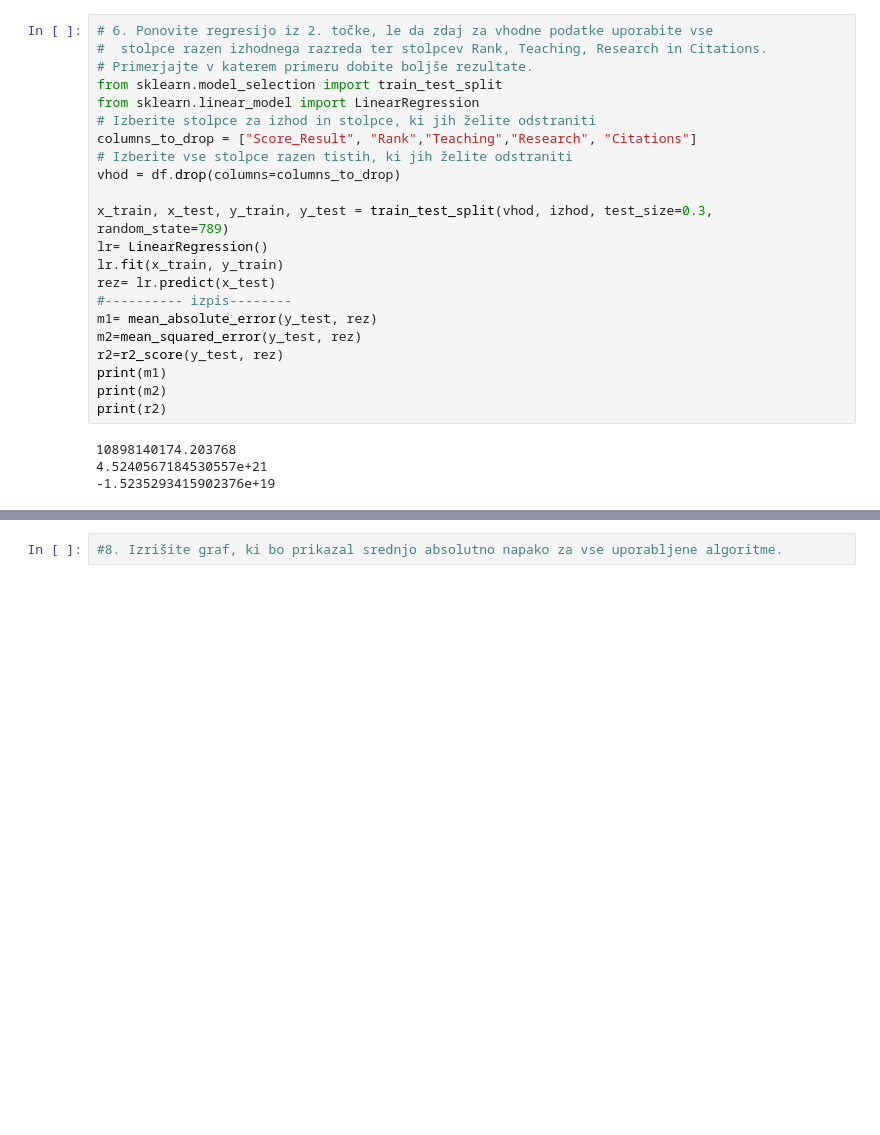
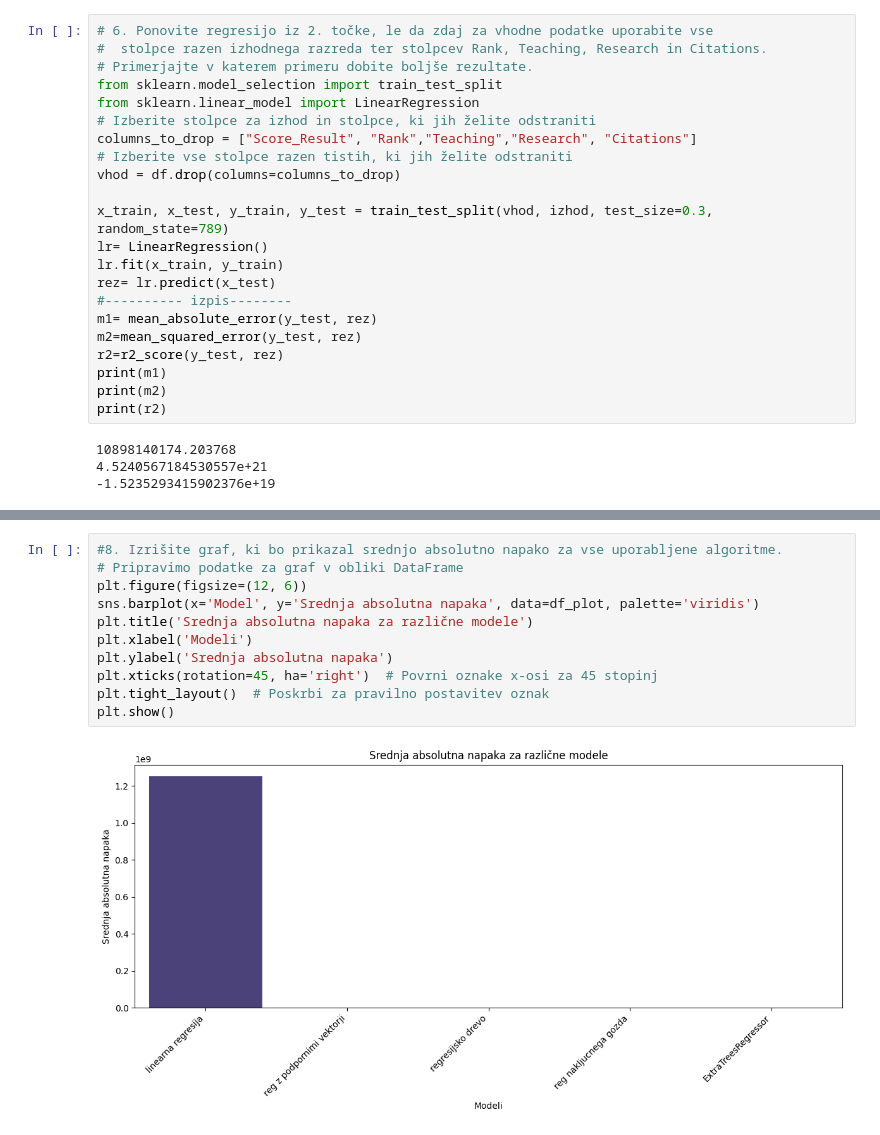
Before and after one commit to klarcika/TZ, a Jupyter notebook: Naloga7.ipynb, the cells around one changed output, grey strips where cells are left out. Cells and saved outputs as stored; diff of their text form; blank space fills up the shorter version.

```diff
--- a/Naloga7.ipynb
+++ b/Naloga7.ipynb
@@ -157,5 +183,16 @@ ExtraTreesRegressor: rezultat = 0.9070719175627246
-# %%
-#8. Izrišite graf, ki bo prikazal srednjo absolutno napako za vse uporabljene algoritme.
+# %%
+#8. Izrišite graf, ki bo prikazal srednjo absolutno napako za vse uporabljene algoritme.
+# Pripravimo podatke za graf v obliki DataFrame
+plt.figure(figsize=(12, 6))
+sns.barplot(x='Model', y='Srednja absolutna napaka', data=df_plot, palette='viridis')
+plt.title('Srednja absolutna napaka za različne modele')
+plt.xlabel('Modeli')
+plt.ylabel('Srednja absolutna napaka')
+plt.xticks(rotation=45, ha='right')  # Povrni oznake x-osi za 45 stopinj
+plt.tight_layout()  # Poskrbi za pravilno postavitev oznak
+plt.show()
+# %% [output]
+[figure, added]
 # %%
 # 9. S pomočjo iskanja po mreži poiščite najboljše nastavitve parametrov za
 # regresor naključnega gozda. Pri iskanju naj preizkusi naslednje kombinacije
```
Also changed, not shown: parts of 6 cells of this notebook.
